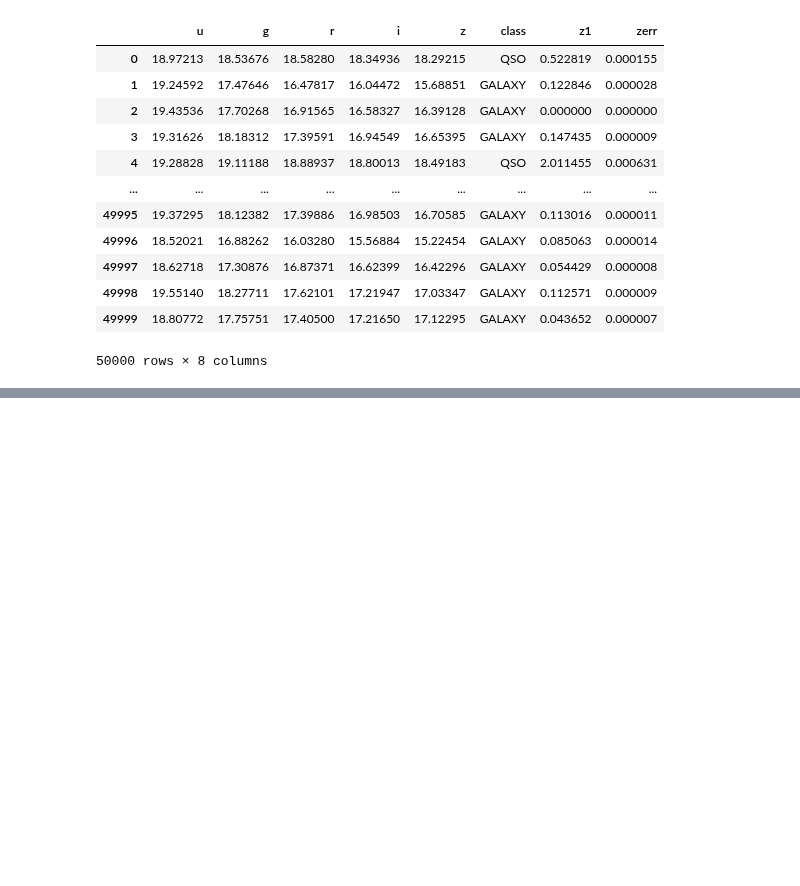
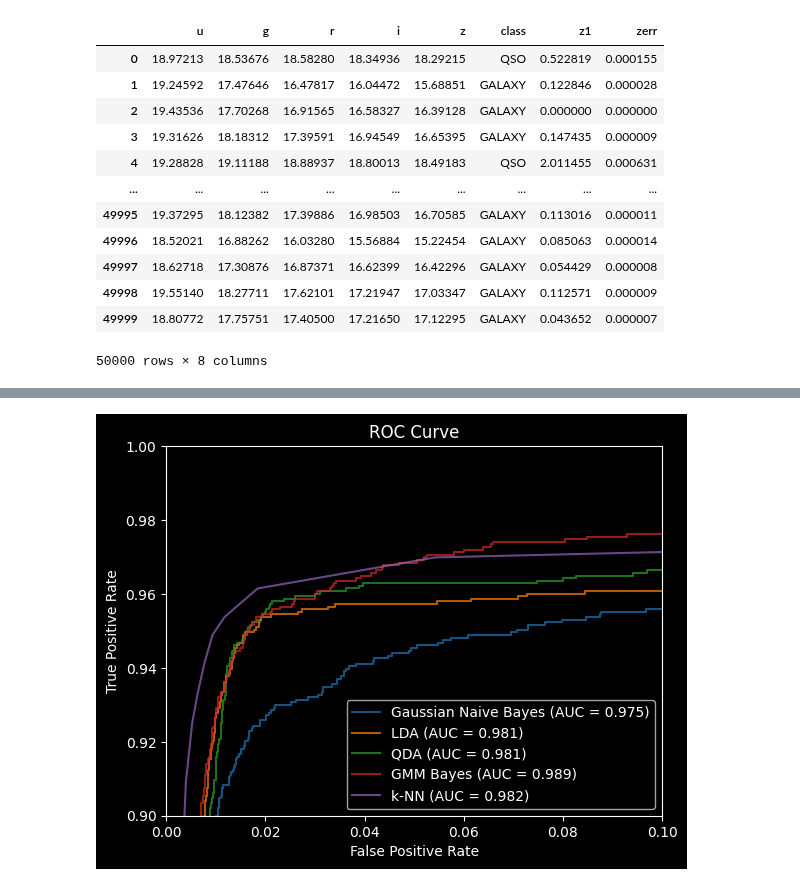
Before and after one commit to RiccardoFanton/astrostatistics_bicocca_2026, a Jupyter notebook: working/Lecture_19.ipynb, the cells around one changed output, grey strips where cells are left out. Cells and saved outputs as stored; diff of their text form; code cells hidden in the pictures; blank space fills up the shorter version.

```diff
--- a/working/Lecture_19.ipynb
+++ b/working/Lecture_19.ipynb
@@ -241,0 +318,18 @@ plt.show()
+# %%
+#same code for the ROC as above
+plt.figure()
+for name, model in models.items():
+    y_score = model.predict_proba(X_test)[:, 1]
+    fpr, tpr, _ = roc_curve(y_test, y_score)
+    roc_auc = auc(fpr, tpr)
+    plt.plot(fpr, tpr, label=f'{name} (AUC = {roc_auc:.3f})', alpha=0.7)
+
+plt.xlabel('False Positive Rate')
+plt.ylabel('True Positive Rate')
+plt.title('ROC Curve')
+plt.legend()
+plt.xlim(0, 0.1)
+plt.ylim(0.9, 1.0)
+plt.show()      #all this improvements in the code and only KNN changed (and by 0.002...)
+# %% [output]
+[figure, added]
```
Also changed, not shown: parts of 5 cells of this notebook.
